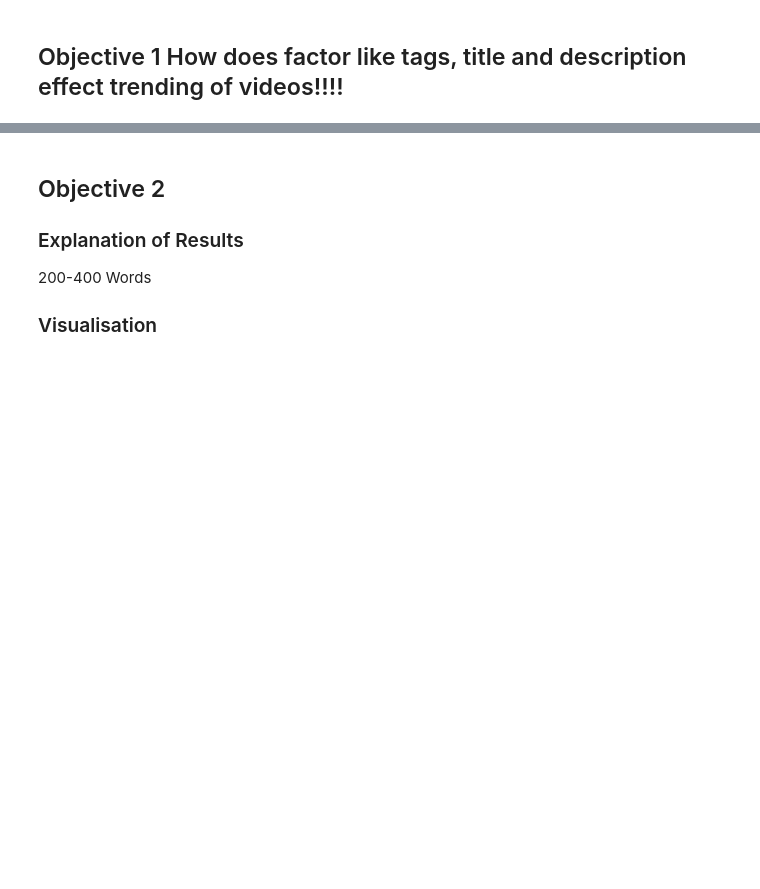
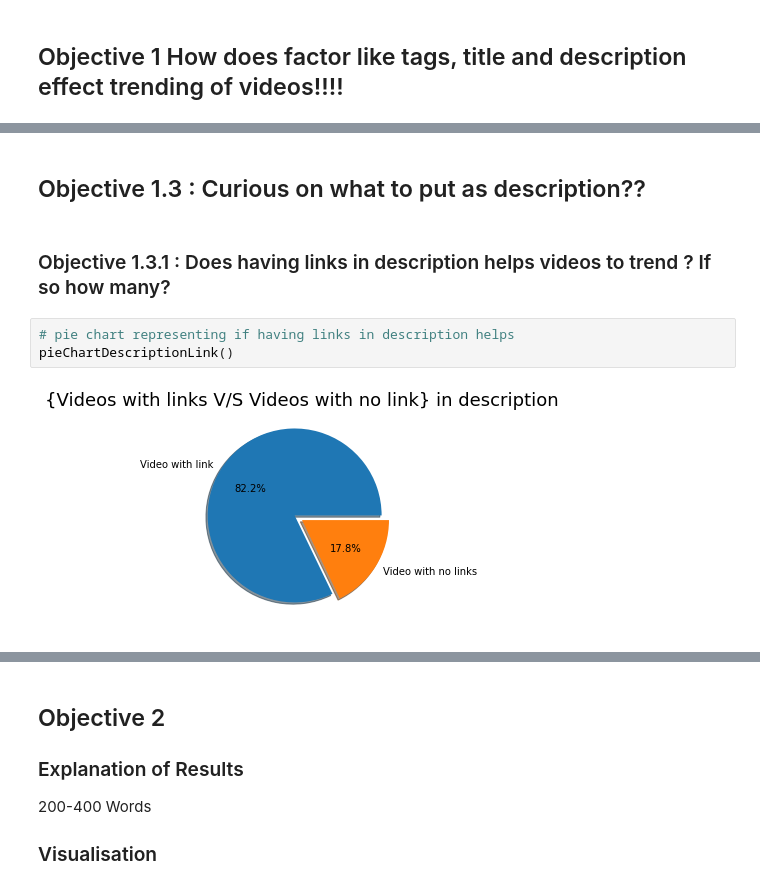
Before and after one commit to aishpatil655/Trending_youtube_Video, a Jupyter notebook: A3_Data_Analysis_Project.ipynb, the cells around one changed output, grey strips where cells are left out. Drawn from its saved outputs; the diff is of its cells as text; blank space fills up the shorter version.

```diff
--- a/A3_Data_Analysis_Project.ipynb
+++ b/A3_Data_Analysis_Project.ipynb
@@ -832,0 +879,9 @@ wordCloud()
+# %% [markdown]
+## Objective 1.3 : Curious on what to put as description??
+# %% [markdown]
+### Objective 1.3.1 : Does having links in description helps videos to trend ? If so how many?
+# %%
+# pie chart representing if having links in description helps
+pieChartDescriptionLink()
+# %% [output]
+[figure, added]
```
Also changed, not shown: parts of 44 cells of this notebook, 1 other file.
